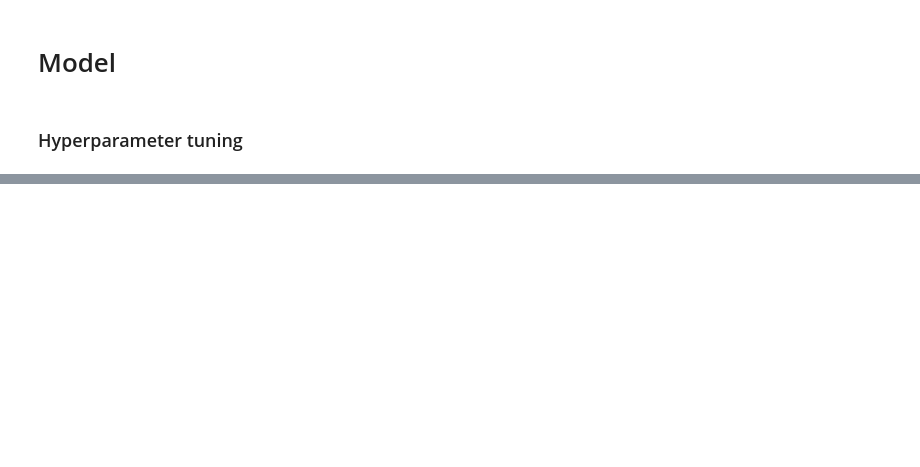
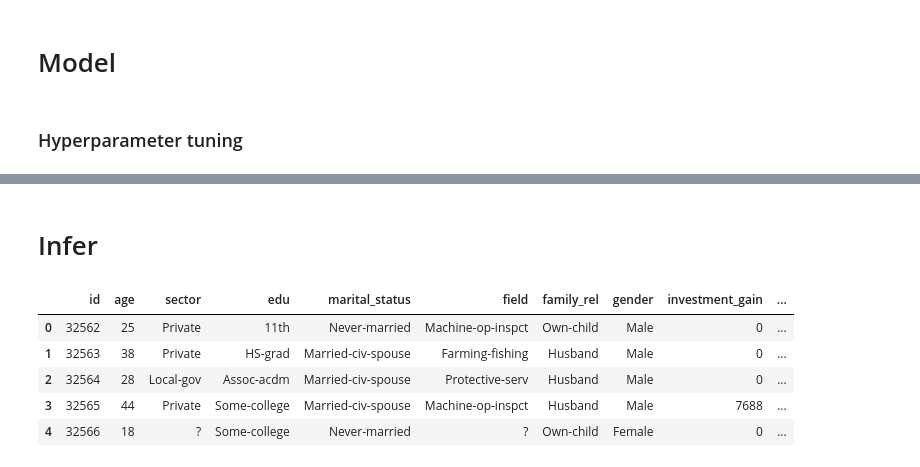
Before and after one commit to KieuSonTung/VPBank, a Jupyter notebook: notebook/test.ipynb, the cells around one changed output, grey strips where cells are left out. Cells and saved outputs as stored; diff of their text form; code cells hidden in the pictures; blank space fills up the shorter version.

```diff
--- a/notebook/test.ipynb
+++ b/notebook/test.ipynb
@@ -106,3 +103,0 @@ edu is categorical
-# %%
-train = remove_spaces(train)
-test = remove_spaces(test)
@@ -111,3 +103,0 @@ test = remove_spaces(test)
-# %%
-train = bin_column_by_custom_quantiles(train, 'age', quantiles=[0.2, 0.4, 0.6, 0.8])
-test = bin_column_by_custom_quantiles(test, 'age', quantiles=[0.2, 0.4, 0.6, 0.8])
@@ -118,3 +103,0 @@ test = bin_column_by_custom_quantiles(test, 'age', quantiles=[0.2, 0.4, 0.6, 0.8
-# %%
-train['edu_new'] = train['edu'].apply(convert_edu)
-test['edu_new'] = test['edu'].apply(convert_edu)
@@ -123,3 +103,0 @@ test['edu_new'] = test['edu'].apply(convert_edu)
-# %%
-train['marital_status_new'] = train['marital_status'].apply(convert_marital_status)
-test['marital_status_new'] = test['marital_status'].apply(convert_marital_status)
@@ -160,0 +150,16 @@ VALID: Trial 5 - Accuracy: 0.8192930289487176, F1: 0.5682491109086404, Precision
+# %% [markdown]
+# Infer
+# %%
+import joblib
+import pandas as pd
+
+model = joblib.load('../weights/best_lgbm2.pkl')
+
+test.head()
+# %% [output]
+|  | id | age | sector | edu | marital_status | field | family_rel | gender | investment_gain | ... |
+| 0 | 32562 | 25 | Private | 11th | Never-married | Machine-op-inspct | Own-child | Male | 0 | ... |
+| 1 | 32563 | 38 | Private | HS-grad | Married-civ-spouse | Farming-fishing | Husband | Male | 0 | ... |
+| 2 | 32564 | 28 | Local-gov | Assoc-acdm | Married-civ-spouse | Protective-serv | Husband | Male | 0 | ... |
+| 3 | 32565 | 44 | Private | Some-college | Married-civ-spouse | Machine-op-inspct | Husband | Male | 7688 | ... |
+| 4 | 32566 | 18 | ? | Some-college | Never-married | ? | Own-child | Female | 0 | ... |
```
Also changed, not shown: parts of 9 cells of this notebook.
